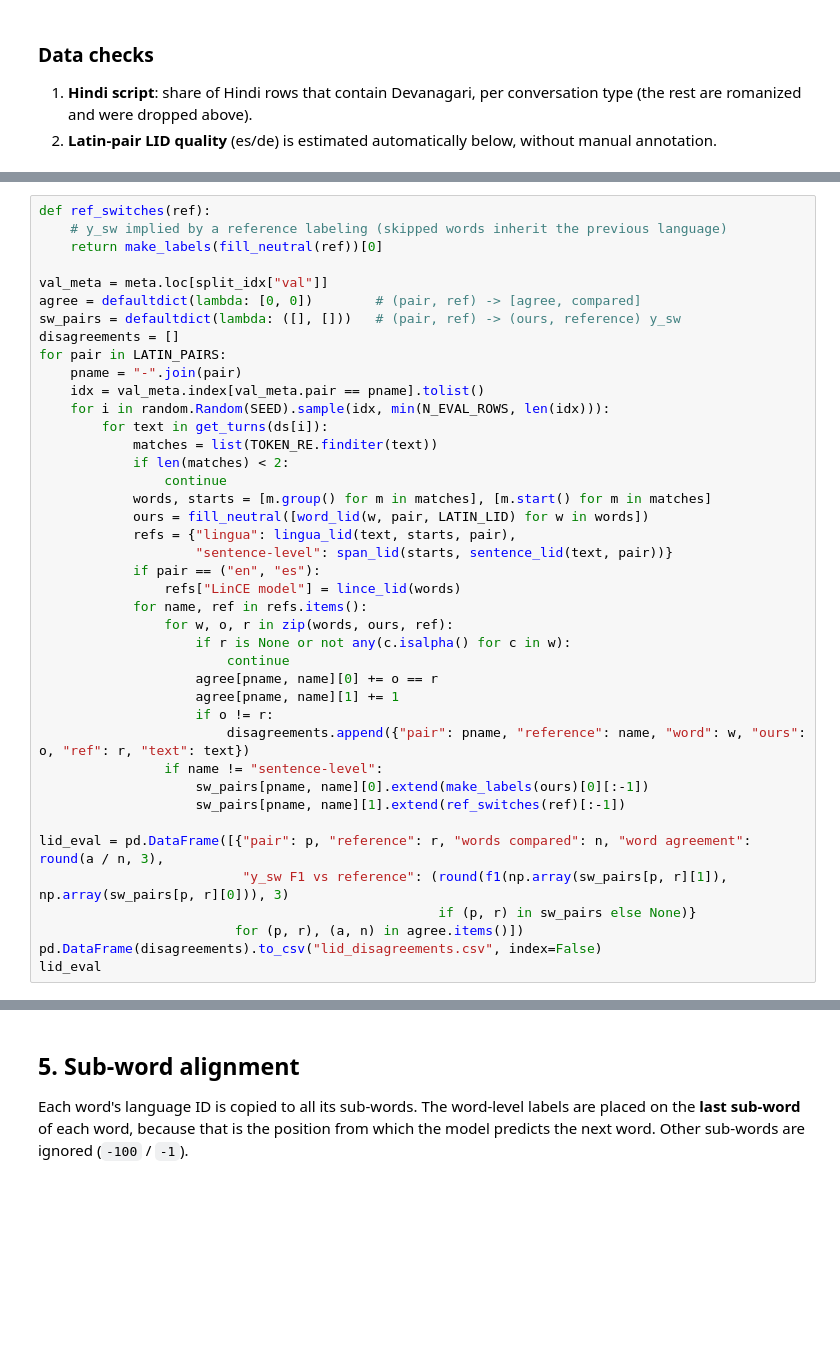
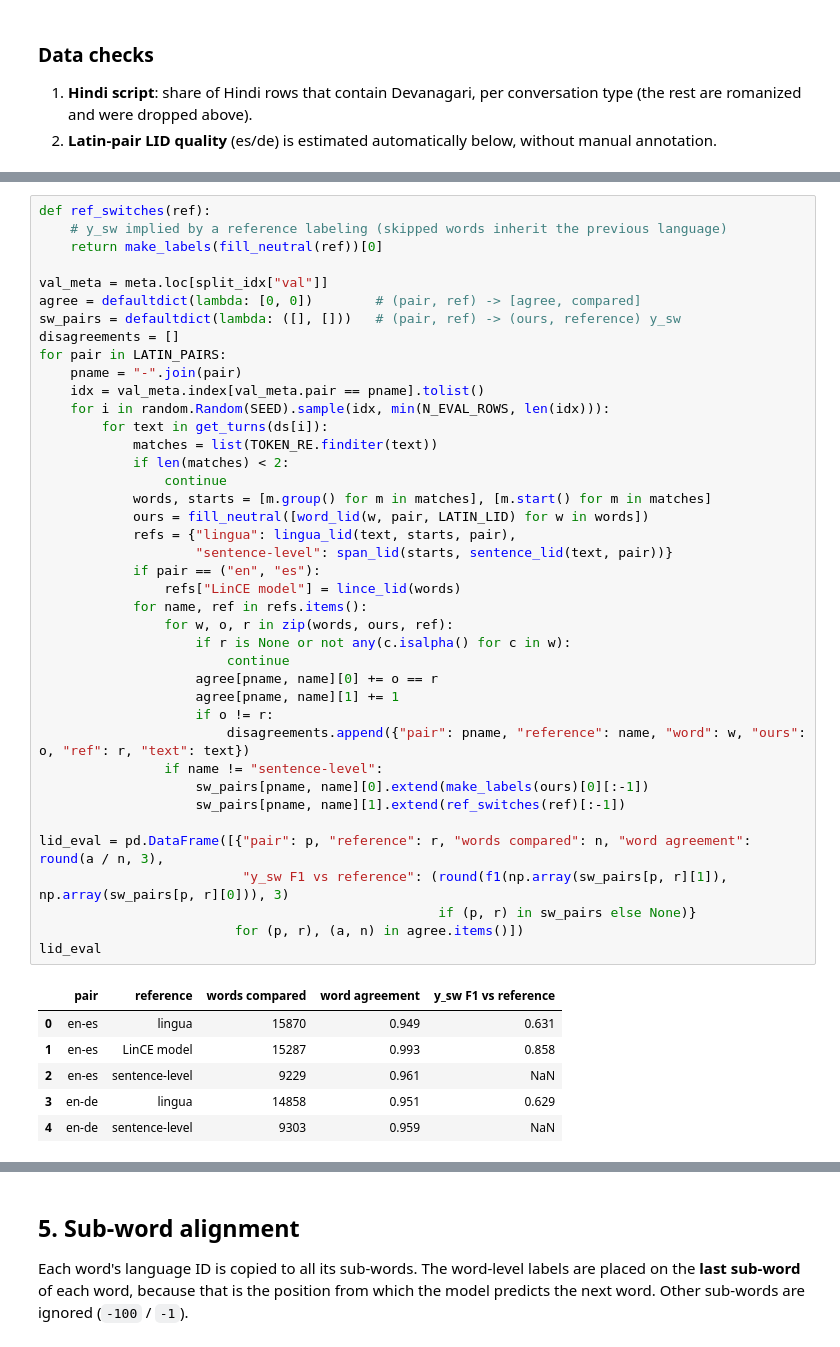
Before and after one commit to helloxujc/predictive-code-switching-team2, a Jupyter notebook: streaming_dataloader.ipynb, the cells around one changed output, grey strips where cells are left out. Cells and saved outputs as stored; diff of their text form; blank space fills up the shorter version.

```diff
--- a/streaming_dataloader.ipynb
+++ b/streaming_dataloader.ipynb
@@ -320,34 +391,40 @@ for pair in LATIN_PAIRS:
     pname = "-".join(pair)
     idx = val_meta.index[val_meta.pair == pname].tolist()
     for i in random.Random(SEED).sample(idx, min(N_EVAL_ROWS, len(idx))):
         for text in get_turns(ds[i]):
             matches = list(TOKEN_RE.finditer(text))
             if len(matches) < 2:
                 continue
             words, starts = [m.group() for m in matches], [m.start() for m in matches]
             ours = fill_neutral([word_lid(w, pair, LATIN_LID) for w in words])
             refs = {"lingua": lingua_lid(text, starts, pair),
                     "sentence-level": span_lid(starts, sentence_lid(text, pair))}
             if pair == ("en", "es"):
                 refs["LinCE model"] = lince_lid(words)
             for name, ref in refs.items():
                 for w, o, r in zip(words, ours, ref):
                     if r is None or not any(c.isalpha() for c in w):
                         continue
                     agree[pname, name][0] += o == r
                     agree[pname, name][1] += 1
                     if o != r:
                         disagreements.append({"pair": pname, "reference": name, "word": w, "ours": o, "ref": r, "text": text})
                 if name != "sentence-level":
                     sw_pairs[pname, name][0].extend(make_labels(ours)[0][:-1])
                     sw_pairs[pname, name][1].extend(ref_switches(ref)[:-1])
 
 lid_eval = pd.DataFrame([{"pair": p, "reference": r, "words compared": n, "word agreement": round(a / n, 3),
                           "y_sw F1 vs reference": (round(f1(np.array(sw_pairs[p, r][1]), np.array(sw_pairs[p, r][0])), 3)
                                                    if (p, r) in sw_pairs else None)}
                          for (p, r), (a, n) in agree.items()])
-pd.DataFrame(disagreements).to_csv("lid_disagreements.csv", index=False)
 lid_eval
+# %% [output]
+|  | pair | reference | words compared | word agreement | y_sw F1 vs reference |
+| 0 | en-es | lingua | 15870 | 0.949 | 0.631 |
+| 1 | en-es | LinCE model | 15287 | 0.993 | 0.858 |
+| 2 | en-es | sentence-level | 9229 | 0.961 | NaN |
+| 3 | en-de | lingua | 14858 | 0.951 | 0.629 |
+| 4 | en-de | sentence-level | 9303 | 0.959 | NaN |
 # %%
 # Most frequent disagreements: which words does the frequency-based LID get "wrong"?
 dis = pd.DataFrame(disagreements)
```
Also changed, not shown: parts of 17 cells of this notebook.
